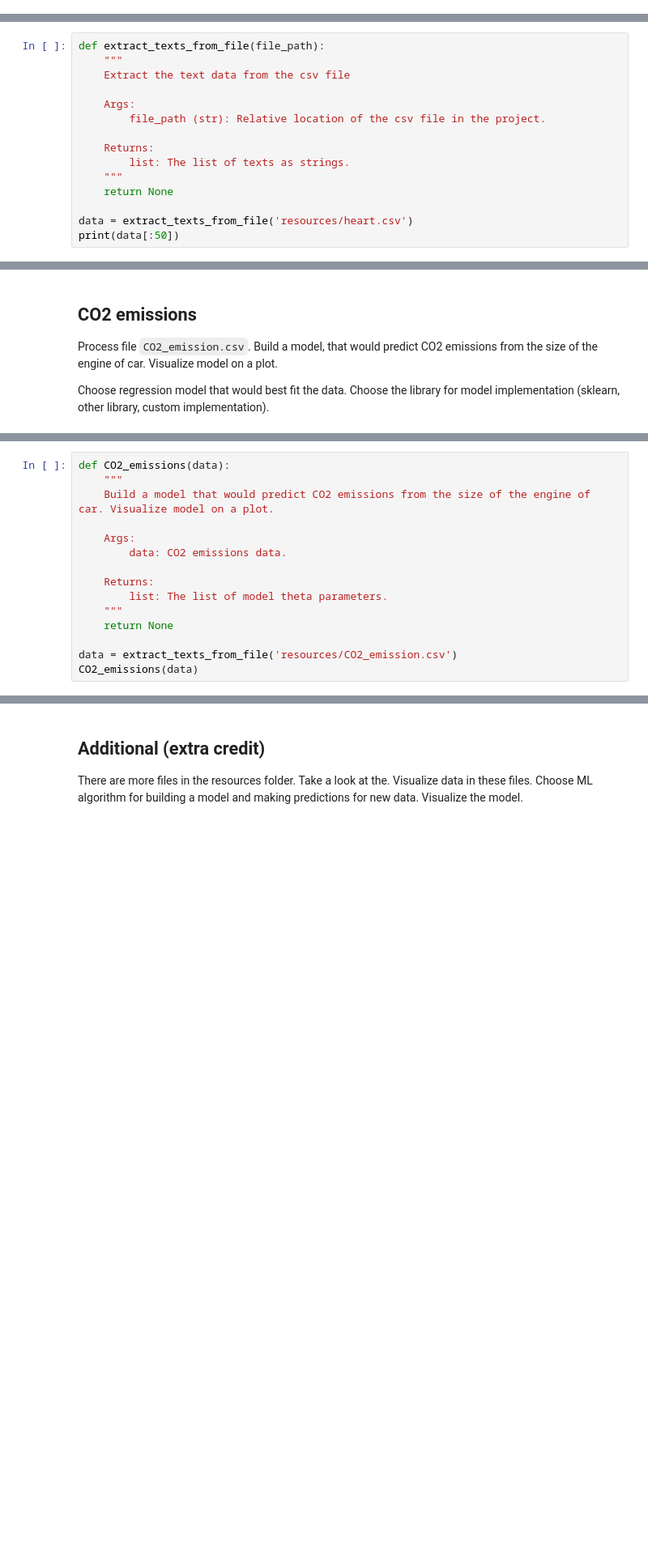
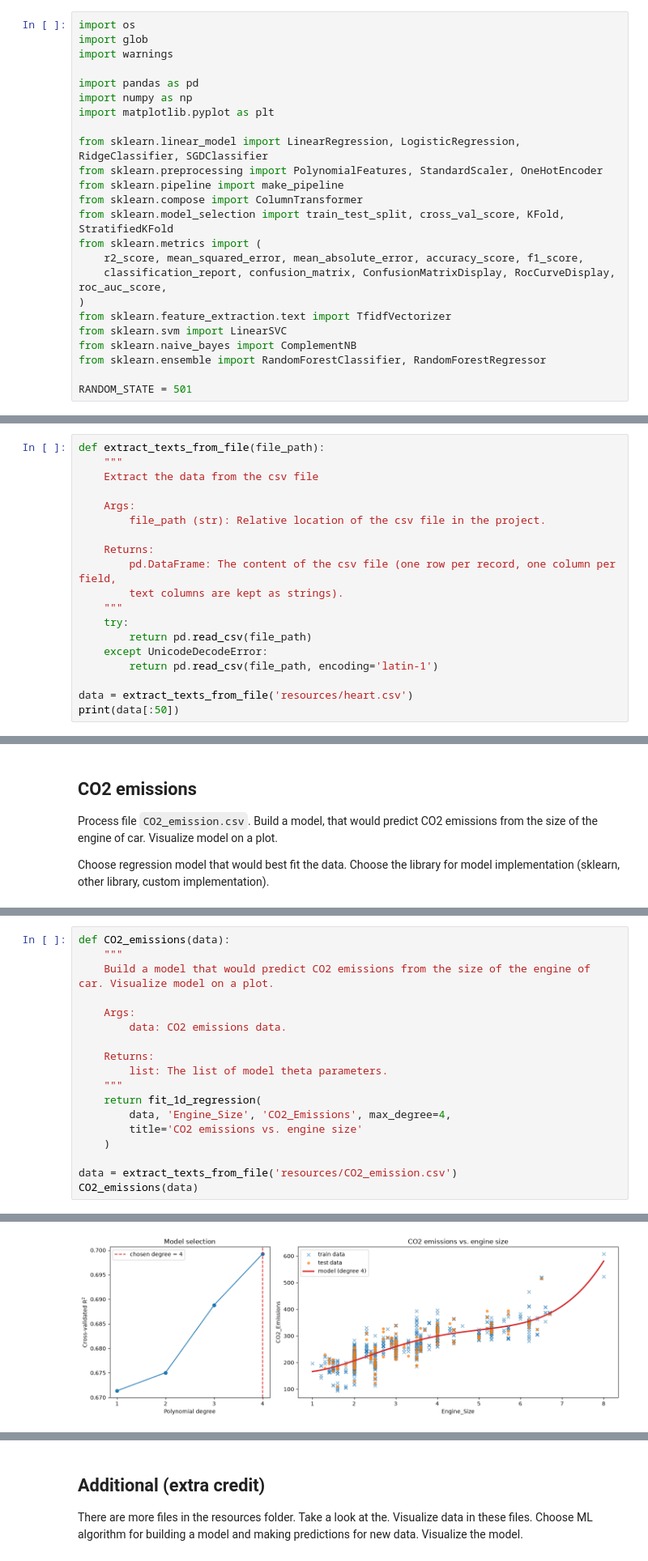
Before and after one commit to ArgasDTiger/ida-labs, a Jupyter notebook: assignement-3.ipynb, the cells around one changed output, grey strips where cells are left out. Shown at 81% size. Cells and saved outputs as stored; diff of their text form; blank space fills up the shorter version.

```diff
--- a/assignement-3.ipynb
+++ b/assignement-3.ipynb
@@ -12,3 +3,27 @@ from sklearn.preprocessing import PolynomialFeatures
+# %%
+import os
+import glob
+import warnings
+
+import pandas as pd
+import numpy as np
+import matplotlib.pyplot as plt
+
+from sklearn.linear_model import LinearRegression, LogisticRegression, RidgeClassifier, SGDClassifier
+from sklearn.preprocessing import PolynomialFeatures, StandardScaler, OneHotEncoder
+from sklearn.pipeline import make_pipeline
+from sklearn.compose import ColumnTransformer
+from sklearn.model_selection import train_test_split, cross_val_score, KFold, StratifiedKFold
+from sklearn.metrics import (
+    r2_score, mean_squared_error, mean_absolute_error, accuracy_score, f1_score,
+    classification_report, confusion_matrix, ConfusionMatrixDisplay, RocCurveDisplay, roc_auc_score,
+)
+from sklearn.feature_extraction.text import TfidfVectorizer
+from sklearn.svm import LinearSVC
+from sklearn.naive_bayes import ComplementNB
+from sklearn.ensemble import RandomForestClassifier, RandomForestRegressor
+
+RANDOM_STATE = 501
 # %%
 def build_plot(file_path, x, y):
     data = pd.read_csv(file_path)
@@ -21,15 +38,19 @@ build_plot('resources/CO2_emission.csv', 'Engine_Size', 'CO2_Emissions').show()
 # %%
 def extract_texts_from_file(file_path):
     """
-    Extract the text data from the csv file
+    Extract the data from the csv file
 
     Args:
         file_path (str): Relative location of the csv file in the project.
 
     Returns:
-        list: The list of texts as strings.
+        pd.DataFrame: The content of the csv file (one row per record, one column per field,
+        text columns are kept as strings).
     """
-    return None
+    try:
+        return pd.read_csv(file_path)
+    except UnicodeDecodeError:
+        return pd.read_csv(file_path, encoding='latin-1')
 
 data = extract_texts_from_file('resources/heart.csv')
 print(data[:50])
@@ -50,7 +157,11 @@ def CO2_emissions(data):
     Returns:
         list: The list of model theta parameters.
     """
-    return None
+    return fit_1d_regression(
+        data, 'Engine_Size', 'CO2_Emissions', max_degree=4,
+        title='CO2 emissions vs. engine size'
+    )
 
 data = extract_texts_from_file('resources/CO2_emission.csv')
 CO2_emissions(data)
+# %% [output]
@@ -56,0 +173 @@ CO2_emissions(data)
+[figure, added]
```
Also changed, not shown: parts of 21 cells of this notebook.
